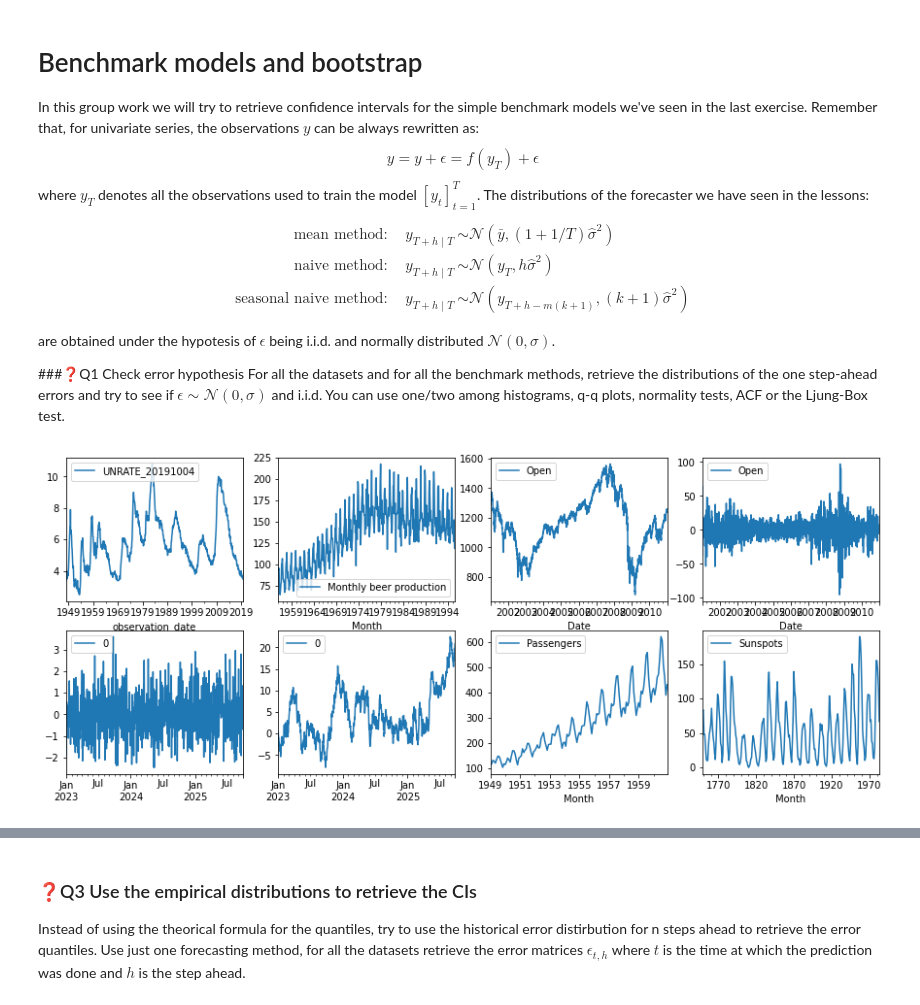
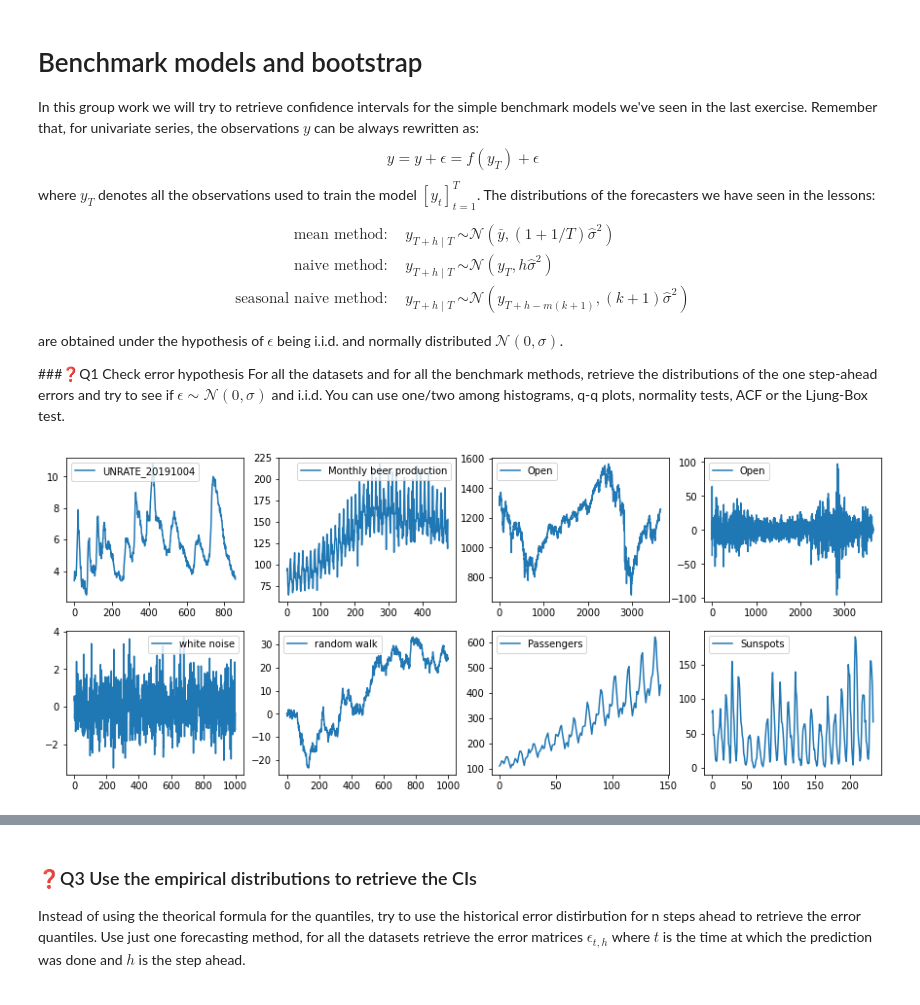
Before and after one commit to nepslor/teaching, a Jupyter notebook: TimeSeriesForecasting/Benchmark_models_and_bootstrap.ipynb, the cells around one changed output, grey strips where cells are left out. Drawn from its saved outputs; the diff is of its cells as text; code cells hidden in the pictures.

```diff
--- a/TimeSeriesForecasting/Benchmark_models_and_bootstrap.ipynb
+++ b/TimeSeriesForecasting/Benchmark_models_and_bootstrap.ipynb
@@ -5,14 +5,14 @@
 In this group work we will try to retrieve confidence intervals for the simple benchmark models we've seen in the last exercise.
 Remember that, for univariate series, the observations $y$ can be always rewritten as:
 $$y = \hat{y} + \epsilon = f(y_{T}) + \epsilon$$
-where $y_{T}$ denotes all the observations used to train the model $[y_t]_{t=1}^T$. The distributions of the forecaster we have seen in the lessons:
+where $y_{T}$ denotes all the observations used to train the model $[y_t]_{t=1}^T$. The distributions of the forecasters we have seen in the lessons:
 \begin{aligned}
  \text{mean method}: \quad y_{T+h \mid T} &\sim \mathcal{N}\left(\bar{y},(1+1 / T) \hat{\sigma}^2\right) \\
  \text{naive method}: \quad y_{T+h \mid T} &\sim \mathcal{N}\left(y_T, h \hat{\sigma}^2\right) \\
  \text{seasonal naive method}: \quad y_{T+h \mid T} &\sim \mathcal{N}\left(y_{T+h-m(k+1)},(k+1) \hat{\sigma}^2\right)
 \end{aligned}
 
-are obtained under the hypotesis of $ \epsilon$ being i.i.d. and normally distributed $\mathcal{N}(0, σ)$.
+are obtained under the hypothesis of $ \epsilon$ being i.i.d. and normally distributed $\mathcal{N}(0, σ)$.
 
 ###❓Q1 Check error hypothesis
 For all the datasets and for all the benchmark methods, retrieve the distributions of the one step-ahead errors and try to see if $ \epsilon \sim \mathcal{N}(0, σ)$ and i.i.d.
@@ -22,36 +22,37 @@ import pandas as pd
 import numpy as np
 import matplotlib.pyplot as plt
 import seaborn as sb
 
 df_uschange = pd.read_csv('https://raw.githubusercontent.com/robjhyndman/fpp3package/master/data-raw/US_change/uschange_fpp3_Monthly.txt', delimiter='\t', index_col='observation_date')
 df_uschange.index = pd.DatetimeIndex(df_uschange.index)
 
 df_beer = pd.read_csv('https://raw.githubusercontent.com/ejgao/Time-Series-Datasets/master/monthly-beer-production-in-austr.csv', index_col='Month', parse_dates=True)
 df_beer.index = pd.DatetimeIndex(df_beer.index)
 
 df_goog = pd.read_csv('https://raw.githubusercontent.com/bharatpurohit97/StockPrediction/master/ReinforcementLearning-YahooFinance/data/%5EGSPC.csv', index_col='Date', parse_dates=True)[['Open']]
 df_goog.index = pd.DatetimeIndex(df_goog.index)
 df_goog = df_goog.resample('1d').mean().interpolate('linear')
 
 df_air = pd.read_csv('https://raw.githubusercontent.com/Manishms18/Air-Passengers-Time-Series-Analysis/master/Data/AirPassengers.csv', index_col='Month', parse_dates=True)
 
 df_sun = pd.read_csv('https://raw.githubusercontent.com/jbrownlee/Datasets/master/monthly-sunspots.csv', index_col='Month', parse_dates=True)
 df_sun.index = pd.DatetimeIndex(df_sun.index)
 df_sun = df_sun.resample('y').mean()
 df_sun = df_sun.interpolate('linear')
 
 n = 1000
-df_rn = pd.DataFrame(np.random.randn(n), index=pd.date_range('2023', periods=n))
-df_rw = pd.DataFrame(np.cumsum(np.random.randn(n)), index=pd.date_range('2023', periods=n))
+df_rn = pd.DataFrame(np.random.randn(n), index=pd.date_range('2023', periods=n), columns=['white noise'])
+df_rw = pd.DataFrame(np.cumsum(np.random.randn(n)), index=pd.date_range('2023', periods=n),columns=['random walk'])
 
 dfs = [df_uschange, df_beer, df_goog, df_goog.diff().iloc[1:], df_rn, df_rw, df_air, df_sun]
+dfs = [df.reset_index(drop=True) for df in dfs]
 names = ['uschange', 'beer', 'goog', 'goog diff', 'RN', 'RW', 'air', 'sunspots']
 
 fig, ax = plt.subplots(2, 4, figsize=(15, 6))
 for a, df in zip(ax.ravel(), dfs):
     df.plot(ax=a)
 # %% [output]
-[figure, old version]
+[figure, new version]
 # %%
 p = 12
 mean = lambda x, h: pd.DataFrame(np.tile(x.mean(), h), index=x.index[-1]+np.arange(1, 1+h), columns=x.columns)
```
Also changed, not shown: parts of 5 cells of this notebook.
